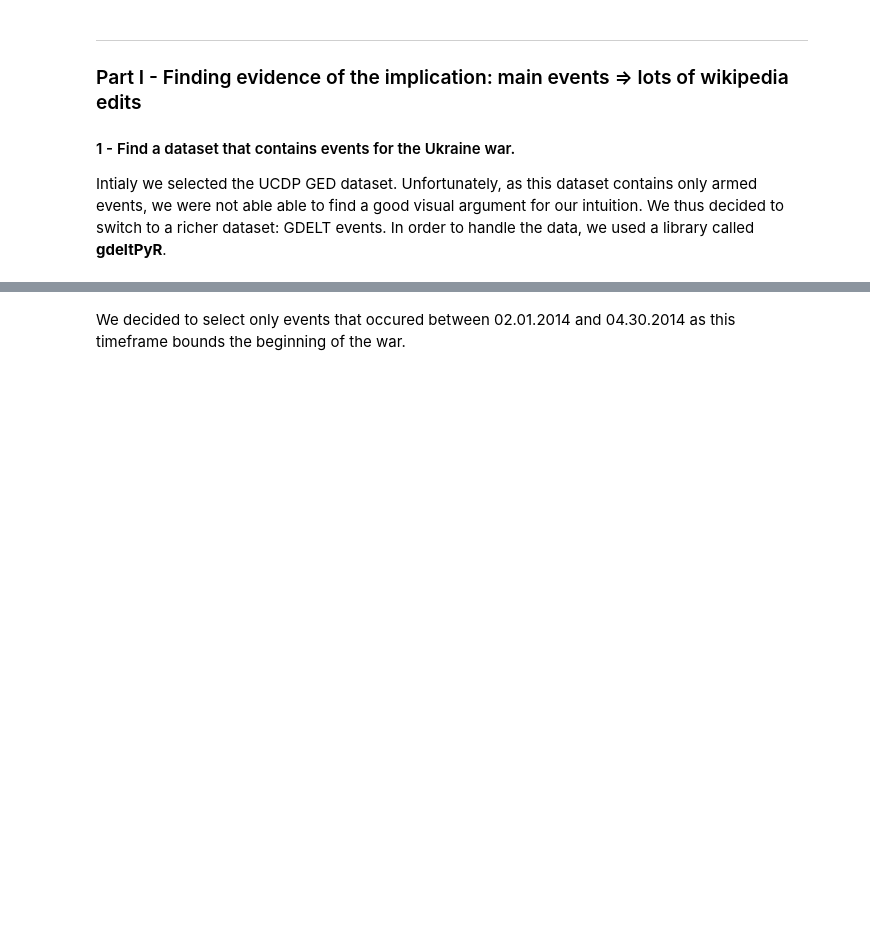
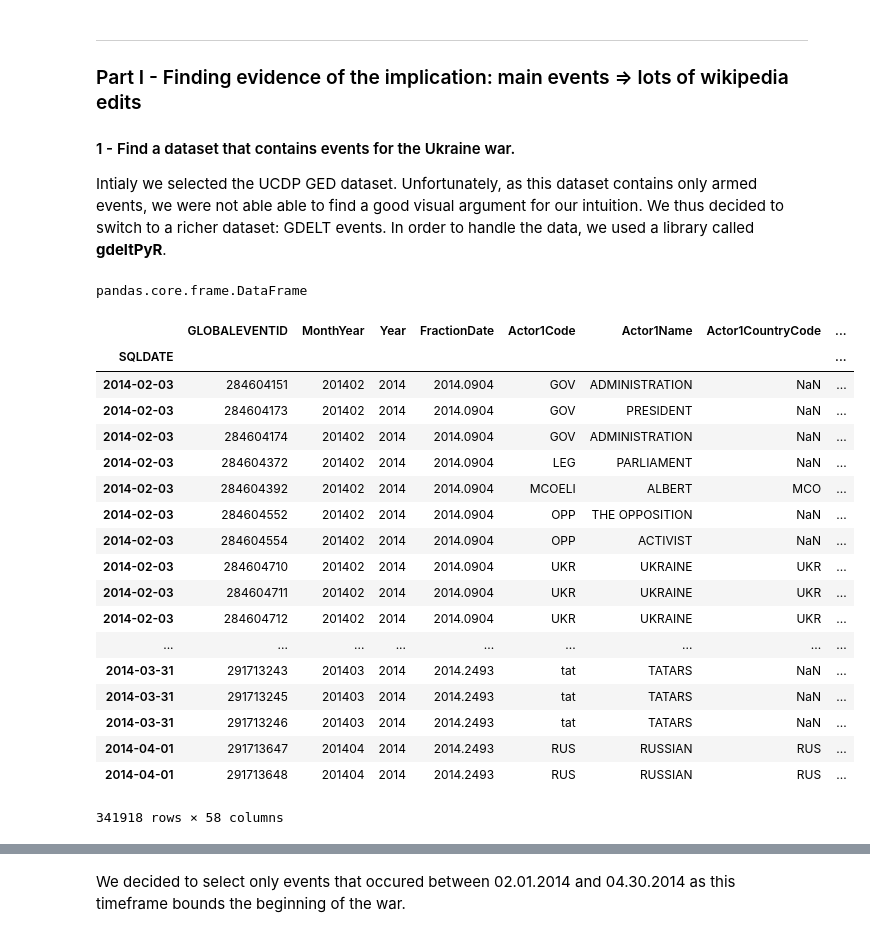
Before and after one commit to Amaumaury/ada-2017, a Jupyter notebook: project/Milestone2.ipynb, the cells around one changed output, grey strips where cells are left out. Saved outputs shown, nothing was run; the diff lists cells and outputs as text; code cells hidden in the pictures; blank space fills up the shorter version.

```diff
--- a/project/Milestone2.ipynb
+++ b/project/Milestone2.ipynb
@@ -58,6 +96,10 @@ This part exposes our plan for the next milestone.
 #### 1 - Find a dataset that contains events for the Ukraine war.
 
 Intialy we selected the UCDP GED dataset. Unfortunately, as this dataset contains only armed events, we were not able able to find a good visual argument for our intuition. We thus decided to switch to a richer dataset: GDELT events. In order to handle the data, we used a library called **gdeltPyR**.
+# %%
+type(results)
+# %% [output]
+pandas.core.frame.DataFrame
 # %%
 # Initialize our GDELT fetcher and fetch data
 gd1 = gdelt.gdelt(version=1)
@@ -76,3 +121,34 @@ ukraine_events = ukraine_events.loc[ukraine_events.index <= pd.Timestamp('201404
 
 # Final holder for our events
 ukraine_events_dates = list(ukraine_events.index)
+# %%
+fr_events = results[ (results['ActionGeo_CountryCode'] == 'FR') & (results['ActionGeo_ADM1Code'] == 'FR')]
+fr_events['SQLDATE'] = fr_events['SQLDATE'].map(lambda d: pd.Timestamp(str(d)))
+fr_events = fr_events.set_index('SQLDATE')
+
+# Filter out events that are out of our timeframe
+fr_events = ukraine_events.loc[ukraine_events.index >= pd.Timestamp('20140201')]
+fr_events = ukraine_events.loc[ukraine_events.index <= pd.Timestamp('20140430')]
+
+fr_events_dates = list(fr_events.index)
+fr_events
+# %% [output]
+|  | GLOBALEVENTID | MonthYear | Year | FractionDate | Actor1Code | Actor1Name | Actor1CountryCode | ... |
+| SQLDATE |  |  |  |  |  |  |  | ... |
+| 2014-02-03 | 284604151 | 201402 | 2014 | 2014.0904 | GOV | ADMINISTRATION | NaN | ... |
+| 2014-02-03 | 284604173 | 201402 | 2014 | 2014.0904 | GOV | PRESIDENT | NaN | ... |
+| 2014-02-03 | 284604174 | 201402 | 2014 | 2014.0904 | GOV | ADMINISTRATION | NaN | ... |
+| 2014-02-03 | 284604372 | 201402 | 2014 | 2014.0904 | LEG | PARLIAMENT | NaN | ... |
+| 2014-02-03 | 284604392 | 201402 | 2014 | 2014.0904 | MCOELI | ALBERT | MCO | ... |
+| 2014-02-03 | 284604552 | 201402 | 2014 | 2014.0904 | OPP | THE OPPOSITION | NaN | ... |
+| 2014-02-03 | 284604554 | 201402 | 2014 | 2014.0904 | OPP | ACTIVIST | NaN | ... |
+| 2014-02-03 | 284604710 | 201402 | 2014 | 2014.0904 | UKR | UKRAINE | UKR | ... |
+| 2014-02-03 | 284604711 | 201402 | 2014 | 2014.0904 | UKR | UKRAINE | UKR | ... |
+| 2014-02-03 | 284604712 | 201402 | 2014 | 2014.0904 | UKR | UKRAINE | UKR | ... |
+| ... | ... | ... | ... | ... | ... | ... | ... | ... |
+| 2014-03-31 | 291713243 | 201403 | 2014 | 2014.2493 | tat | TATARS | NaN | ... |
+| 2014-03-31 | 291713245 | 201403 | 2014 | 2014.2493 | tat | TATARS | NaN | ... |
+| 2014-03-31 | 291713246 | 201403 | 2014 | 2014.2493 | tat | TATARS | NaN | ... |
+| 2014-04-01 | 291713647 | 201404 | 2014 | 2014.2493 | RUS | RUSSIAN | RUS | ... |
+| 2014-04-01 | 291713648 | 201404 | 2014 | 2014.2493 | RUS | RUSSIAN | RUS | ... |
+341918 rows × 58 columns
```
Also changed, not shown: parts of 9 cells of this notebook, 4 other files.
